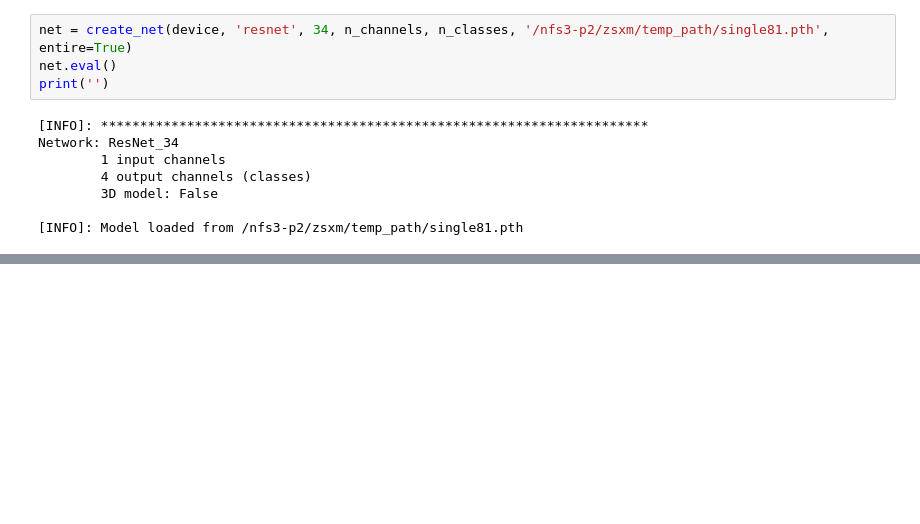
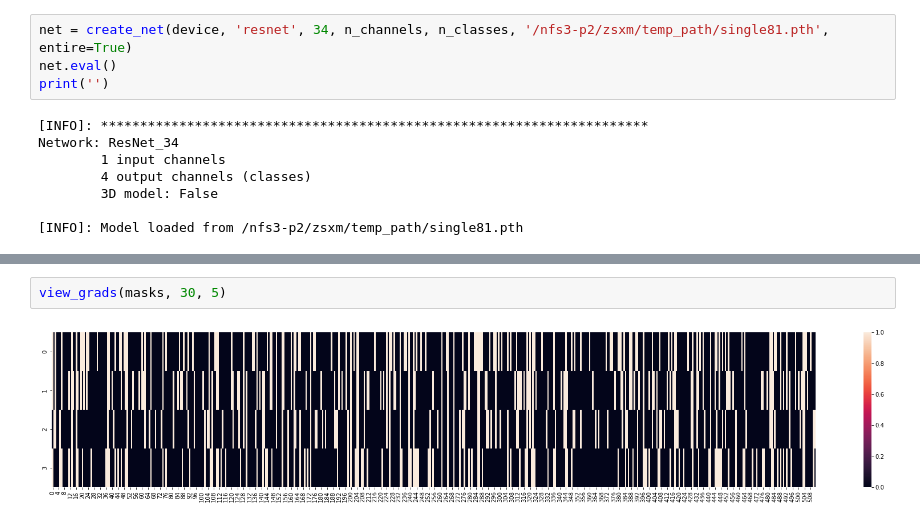
Before and after one commit to zsxm1998/AorticDissection, a Jupyter notebook: model_doctor.ipynb, the cells around one changed output, grey strips where cells are left out. Saved outputs shown, nothing was run; the diff lists cells and outputs as text; blank space fills up the shorter version.

```diff
--- a/model_doctor.ipynb
+++ b/model_doctor.ipynb
@@ -77,0 +149,4 @@ len(score_list)
+# %%
+view_grads(masks, 30, 5)
+# %% [output]
+[figure, added]
```
Also changed, not shown: parts of 27 cells of this notebook, 6 other files.
